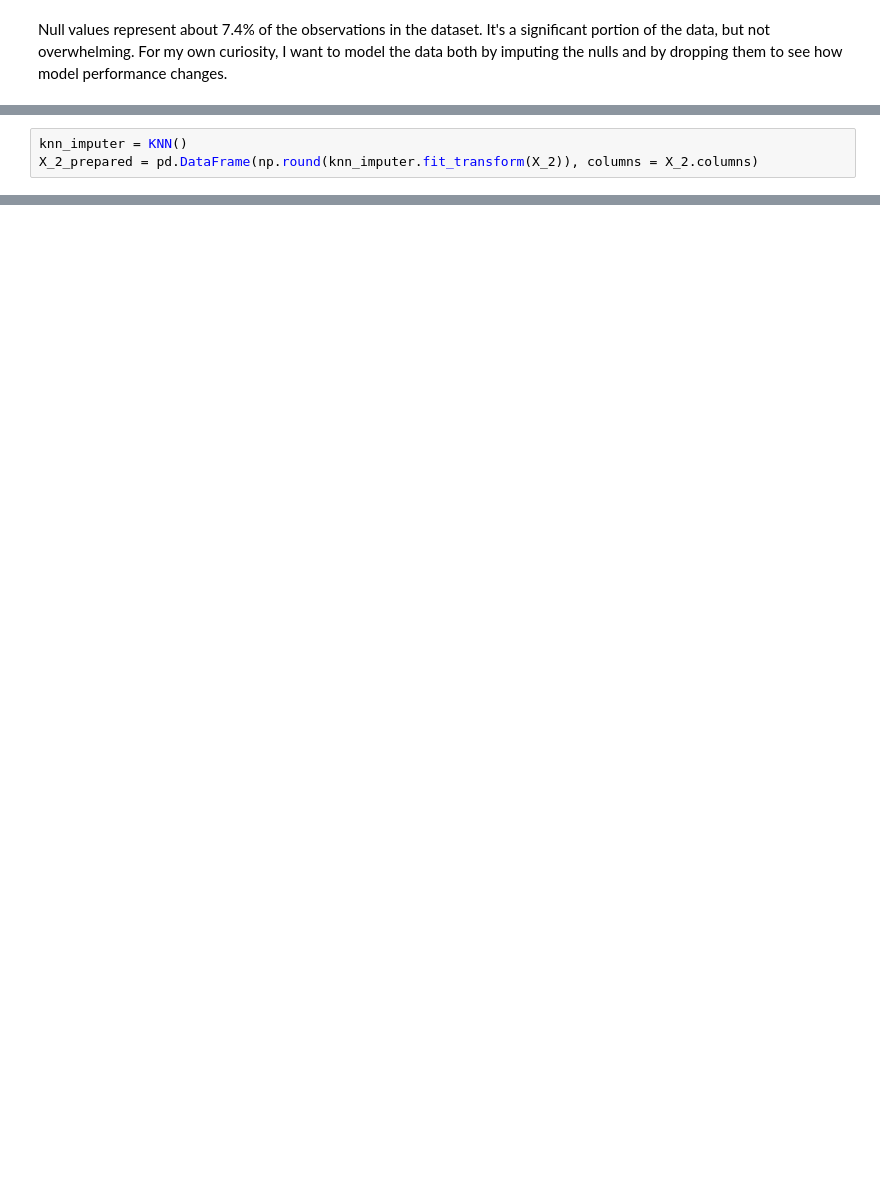
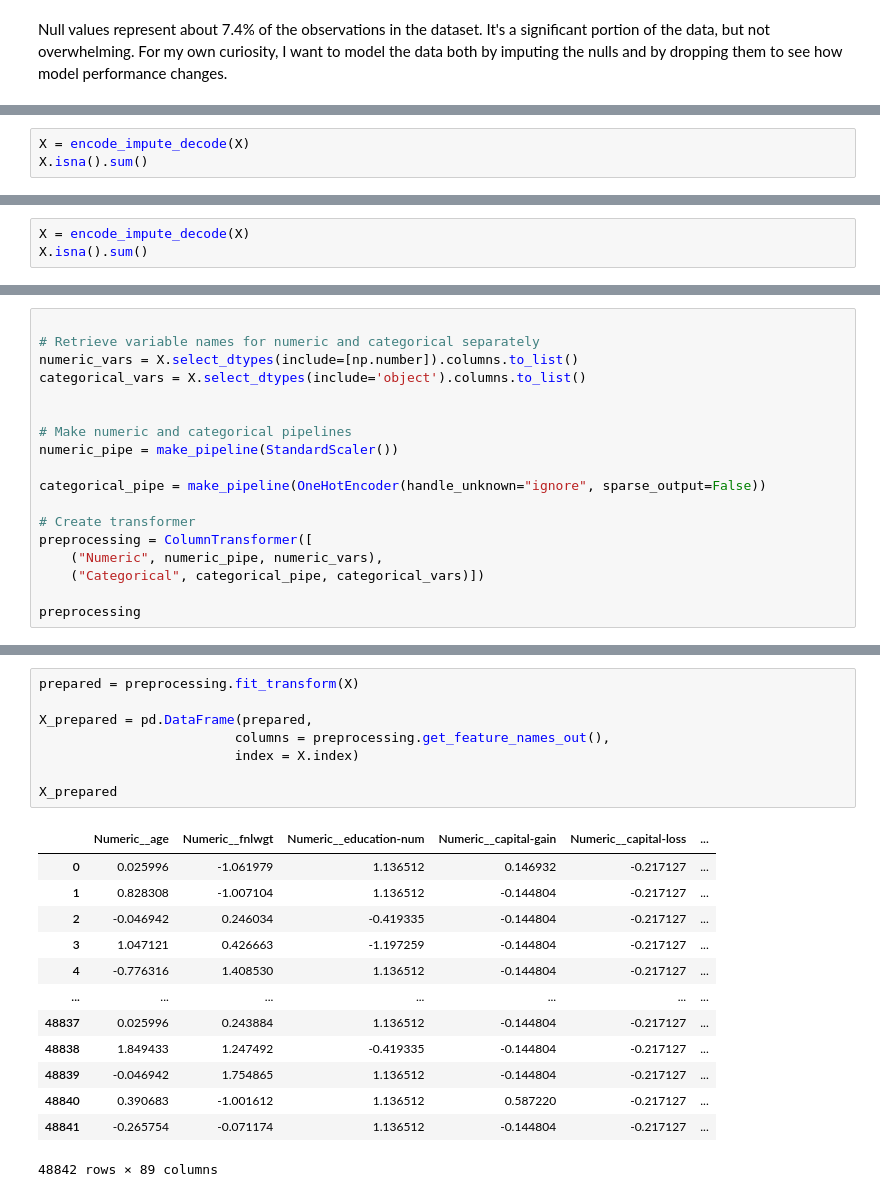
Before and after one commit to Trade4Bread/DAT_402_ML_P1, a Jupyter notebook: ML_P1.ipynb, the cells around one changed output, grey strips where cells are left out. Cells and saved outputs as stored; diff of their text form; blank space fills up the shorter version.

```diff
--- a/ML_P1.ipynb
+++ b/ML_P1.ipynb
@@ -354,3 +320,0 @@ dtype: int64
-# %%
-knn_imputer = KNN()
-X_2_prepared = pd.DataFrame(np.round(knn_imputer.fit_transform(X_2)), columns = X_2.columns)
@@ -408,0 +371,3 @@ dtype: int64
+# %%
+X = encode_impute_decode(X)
+X.isna().sum()
@@ -408,0 +389,3 @@ dtype: int64
+# %%
+X = encode_impute_decode(X)
+X.isna().sum()
@@ -451,0 +467,18 @@ enc.fit_transform(X3.select_dtypes(include='object')).shape
+# %%
+
+# Retrieve variable names for numeric and categorical separately
+numeric_vars = X.select_dtypes(include=[np.number]).columns.to_list()
+categorical_vars = X.select_dtypes(include='object').columns.to_list()
+
+
+# Make numeric and categorical pipelines
+numeric_pipe = make_pipeline(StandardScaler())
+
+categorical_pipe = make_pipeline(OneHotEncoder(handle_unknown="ignore", sparse_output=False))
+
+# Create transformer
+preprocessing = ColumnTransformer([
+    ("Numeric", numeric_pipe, numeric_vars),
+    ("Categorical", categorical_pipe, categorical_vars)])
+
+preprocessing
@@ -451,0 +499,22 @@ enc.fit_transform(X3.select_dtypes(include='object')).shape
+# %%
+prepared = preprocessing.fit_transform(X)
+
+X_prepared = pd.DataFrame(prepared,
+                         columns = preprocessing.get_feature_names_out(),
+                         index = X.index)
+
+X_prepared
+# %% [output]
+|  | Numeric__age | Numeric__fnlwgt | Numeric__education-num | Numeric__capital-gain | Numeric__capital-loss | ... |
+| 0 | 0.025996 | -1.061979 | 1.136512 | 0.146932 | -0.217127 | ... |
+| 1 | 0.828308 | -1.007104 | 1.136512 | -0.144804 | -0.217127 | ... |
+| 2 | -0.046942 | 0.246034 | -0.419335 | -0.144804 | -0.217127 | ... |
+| 3 | 1.047121 | 0.426663 | -1.197259 | -0.144804 | -0.217127 | ... |
+| 4 | -0.776316 | 1.408530 | 1.136512 | -0.144804 | -0.217127 | ... |
+| ... | ... | ... | ... | ... | ... | ... |
+| 48837 | 0.025996 | 0.243884 | 1.136512 | -0.144804 | -0.217127 | ... |
+| 48838 | 1.849433 | 1.247492 | -0.419335 | -0.144804 | -0.217127 | ... |
+| 48839 | -0.046942 | 1.754865 | 1.136512 | -0.144804 | -0.217127 | ... |
+| 48840 | 0.390683 | -1.001612 | 1.136512 | 0.587220 | -0.217127 | ... |
+| 48841 | -0.265754 | -0.071174 | 1.136512 | -0.144804 | -0.217127 | ... |
+48842 rows × 89 columns
```
Also changed, not shown: parts of 64 cells of this notebook.
